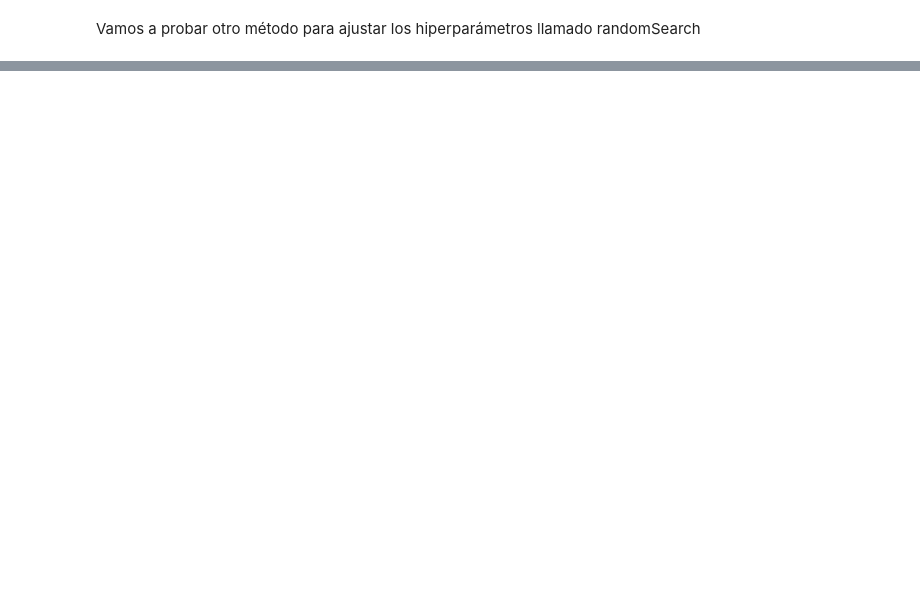
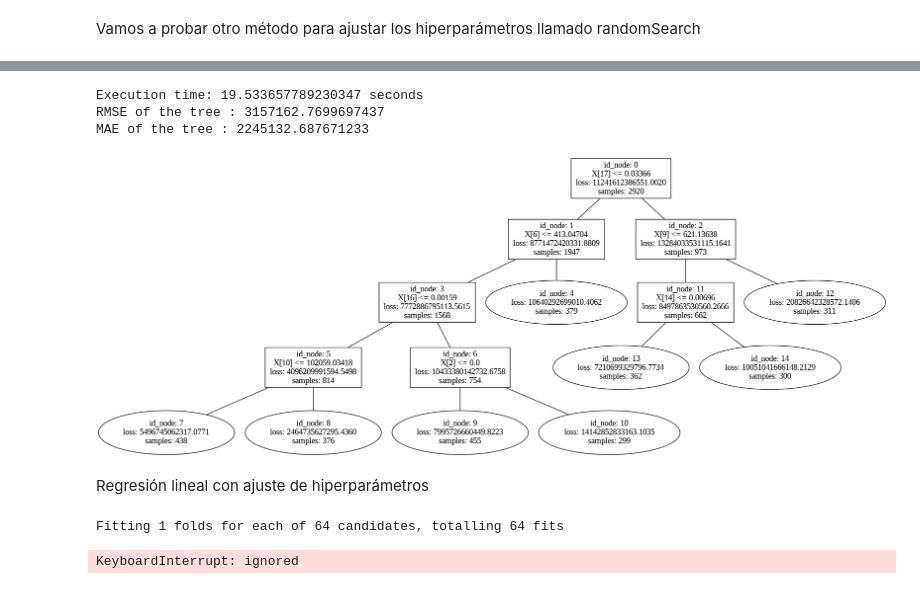
Before and after one commit to cabamarcos/Machine-Learning-Prediccion-de-produccion-electrica-solar, a Jupyter notebook: TrabajoFinalAA.ipynb, the cells around one changed output, grey strips where cells are left out. Saved outputs shown, nothing was run; the diff lists cells and outputs as text; code cells hidden in the pictures; blank space fills up the shorter version.

Commit message:
REgresión

```diff
--- a/TrabajoFinalAA.ipynb
+++ b/TrabajoFinalAA.ipynb
@@ -301,8 +303,10 @@ X_train_val = X[2920:3650]
 y_train_val = y[2920:3650]
 
 #ajustamos los datos a la pipeline
+start = time.time()
 pipe.fit(X_train_train, y_train_train)
-
+end = time.time()
+total = end-start
 
 # Predict on the scaled test data
 y_pred = pipe.predict(X_train_val)
@@ -374,15 +369,17 @@ pipe = make_pipeline(StandardScaler(), DecisionTreeRegressor())
 np.random.seed(27) # reproducibility
 
 #ajustamos los datos a la pipeline
+start = time.time()
 pipe.fit(X_train_train, y_train_train)
-
+end = time.time()
+total = end-start
 
 # Predict on the scaled test data
 y_pred = pipe.predict(X_train_val)
 
+
 # Evaluate the model
-rmse = np.sqrt(metrics.mean_squared_error(y_train_val, y_pred))
-print(f"RMSE of the tree: {rmse}")
-mae = mean_absolute_error(y_train_val, y_pred)
-print(f"MAE del modelo KNN: {mae}")
+print(f"Execution time: {total} seconds")
+print(f"RMSE of the tree : {np.sqrt(-regr.best_score_)}")
+print(f"MAE of the tree : {-regr.best_score_}")
 # %% [output]
@@ -450,0 +468,58 @@ print(f"MAE del modelo KNN: {mae}")
+# %%
+regr = LinearTreeRegressor(base_estimator=LinearRegression())
+
+np.random.seed(27)
+
+start = time.time()
+regr.fit(X_train_train, y_train_train)
+end = time.time()
+total = end - start
+
+# Evaluate the model
+y_pred = regr.predict(X_train_val)
+rmse = np.sqrt(metrics.mean_squared_error(y_train_val, y_pred))
+mae = mean_absolute_error(y_train_val, y_pred)
+
+print(f"Execution time: {total} seconds")
+print(f"RMSE of the tree : {rmse}")
+print(f"MAE of the tree : {mae}")
+# %% [output]
+Execution time: 19.533657789230347 seconds
+RMSE of the tree : 3157162.7699697437
+MAE of the tree : 2245132.687671233
+# %%
+regr.plot_model()
+# %% [output]
+[figure, added]
+# %% [markdown]
+Regresión lineal con ajuste de hiperparámetros
+# %%
+# Search space
+param_grid = {'max_depth': list(range(2,10)),
+              'min_samples_split': list(range(2,10))}
+
+array_fold = [-1]*2920 + [0]*730
+inner = PredefinedSplit(test_fold = array_fold)
+
+# Definition of a 2-step process that self-adjusts 2 hyperpars
+regr = GridSearchCV(LinearTreeRegressor(base_estimator = LinearRegression()),
+                   param_grid,
+                   scoring='neg_mean_squared_error',
+                   cv=inner,
+                   n_jobs=1, verbose=1)
+
+
+# Train the self-adjusting process
+np.random.seed(27)
+
+start = time.time()
+regr.fit(X_train, y_train)
+end = time.time()
+total = end-start
+
+print(f"Execution time: {total} seconds")
+print(f"RMSE of the tree : {np.sqrt(-regr.best_score_)}")
+print(f"MAE of the tree : {-regr.best_score_}")
+# %% [output]
+Fitting 1 folds for each of 64 candidates, totalling 64 fits
+KeyboardInterrupt: ignored
```
Also changed, not shown: parts of 10 cells of this notebook.
